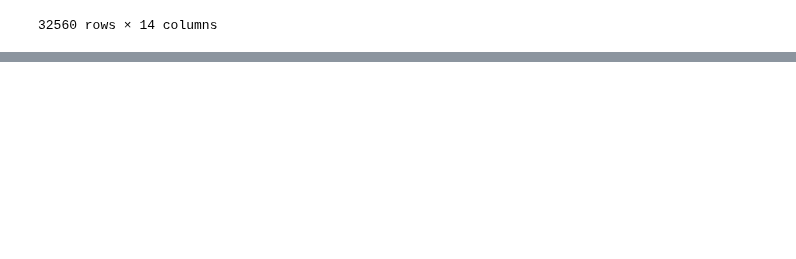
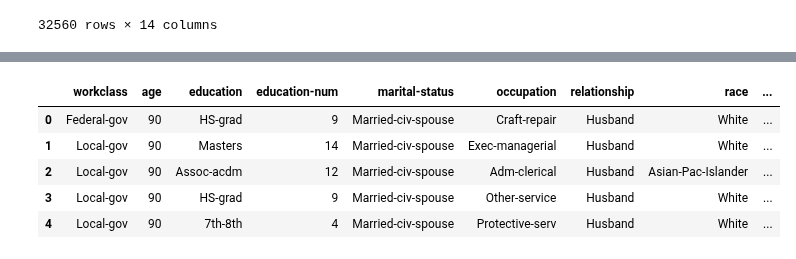
Before and after one commit to Joao-Inacio/Pandas-Descomplicado-Um-Guia-Pratico-para-Iniciantes, a Jupyter notebook: 0.2_Dataframe/dataframe.ipynb, the cells around one changed output, grey strips where cells are left out. Cells and saved outputs as stored; diff of their text form; code cells hidden in the pictures; blank space fills up the shorter version.

```diff
--- a/0.2_Dataframe/dataframe.ipynb
+++ b/0.2_Dataframe/dataframe.ipynb
@@ -958,0 +961,3 @@ df
+# %%
+df['hour-per-month'] = df['hour-per-week'] * 4
+df
@@ -958,0 +978,3 @@ df
+# %%
+df['high-education-level'] = df['education-num'] > 10
+df
@@ -958,0 +995,11 @@ df
+# %%
+dic_map = {" <=50K": "Low", " >50K": "High"}
+df['category-income'] = df['income'].map(dic_map)
+df.head()
+# %% [output]
+|  | workclass | age | education | education-num | marital-status | occupation | relationship | race | ... |
+| 0 | Federal-gov | 90 | HS-grad | 9 | Married-civ-spouse | Craft-repair | Husband | White | ... |
+| 1 | Local-gov | 90 | Masters | 14 | Married-civ-spouse | Exec-managerial | Husband | White | ... |
+| 2 | Local-gov | 90 | Assoc-acdm | 12 | Married-civ-spouse | Adm-clerical | Husband | Asian-Pac-Islander | ... |
+| 3 | Local-gov | 90 | HS-grad | 9 | Married-civ-spouse | Other-service | Husband | White | ... |
+| 4 | Local-gov | 90 | 7th-8th | 4 | Married-civ-spouse | Protective-serv | Husband | White | ... |
```
Also changed, not shown: parts of 6 cells of this notebook.
